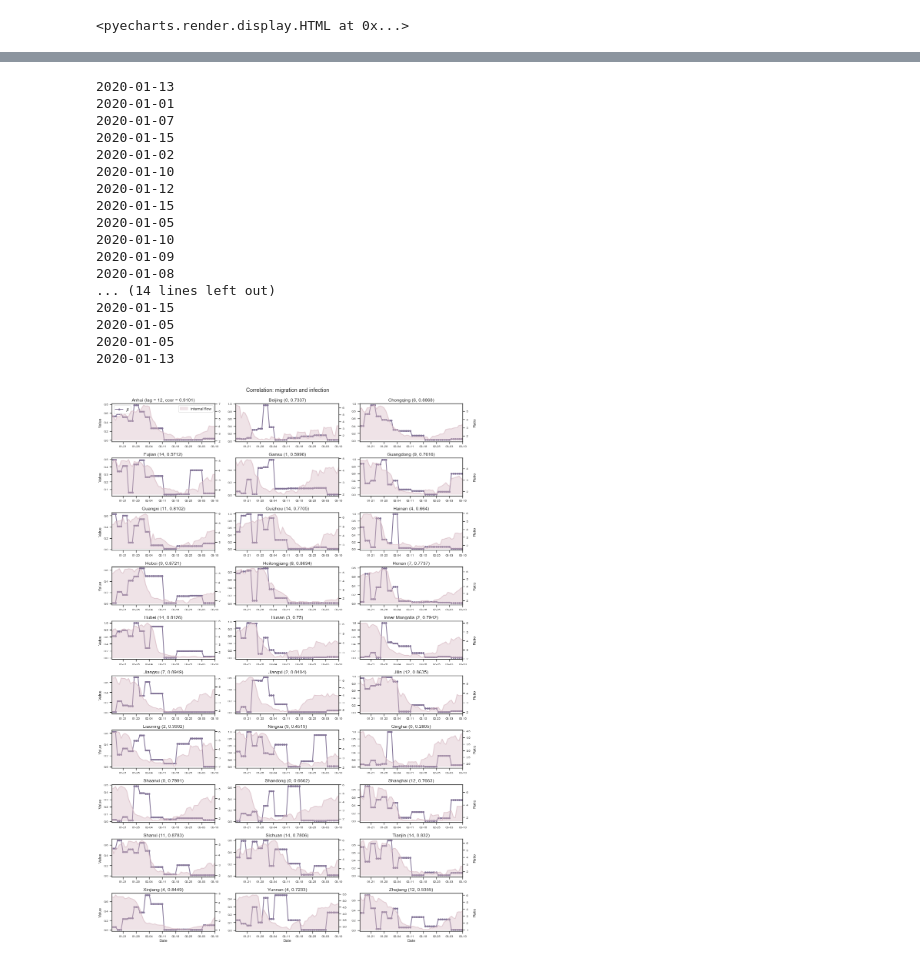
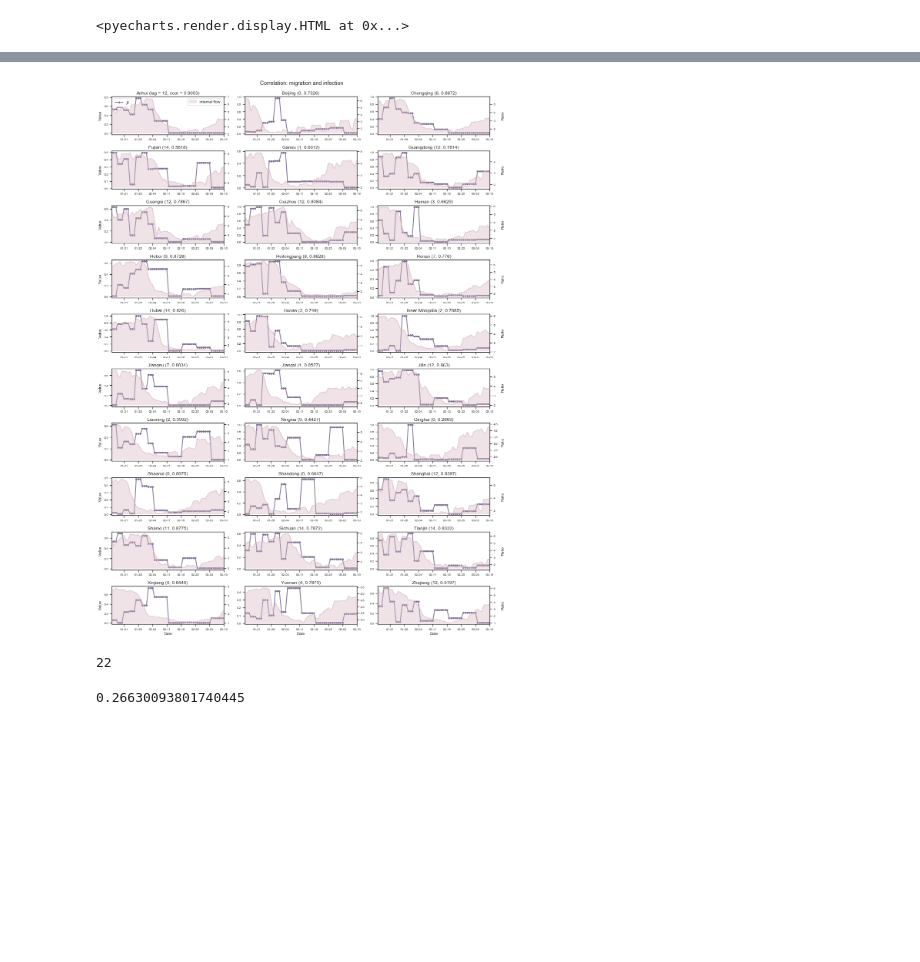
Before and after one commit to fudab/China-COVID-19-mobility, a Jupyter notebook: scripts/model.ipynb, the cells around one changed output, grey strips where cells are left out. Drawn from its saved outputs; the diff is of its cells as text; code cells hidden in the pictures; blank space fills up the shorter version.

```diff
--- a/scripts/model.ipynb
+++ b/scripts/model.ipynb
@@ -1038,7 +1025,7 @@ def figure_parameters_if(df_mparameters_list, df_mestimation_list,
 
     m = len(names_province)
 
-    fig, axes = plt.subplots(int(np.ceil(m/ncol)), ncol, figsize = (2*fsize[0], int(np.ceil(m/ncol))*fsize[1]), sharey = False)
+    fig, axes = plt.subplots(int(np.ceil(m/ncol)), ncol, figsize = (ncol*fsize[0], int(np.ceil(m/ncol))*fsize[1]), sharey = False)
     fig.subplots_adjust(hspace = 0.2, wspace = 0.1)
 
     if m%ncol != 0:
@@ -1075,7 +1062,7 @@ def figure_parameters_if(df_mparameters_list, df_mestimation_list,
         df_if_single = df_if_single[df_if_single['update_date'] >= datetime.date(int(2020),int(1),int(1))]
         df_if_single = df_if_single.reset_index(drop=True)
         df_if_single['update_date'] = df_if_single['update_date'] + timedelta(days = lag)
-        print(min(df_if_single['update_date']))
+        #print(min(df_if_single['update_date']))
         df_if_single = df_if_single[(df_if_single['update_date'] >= min(df_bgs.update_date)) & (df_if_single['update_date'] <= max(df_bgs.update_date))]
         df_if_single = df_if_single.reset_index(drop=True)
 
@@ -1127,9 +1114,11 @@ sorted(set(data_city_overseas.province_name))
 df_parameters_list, df_estimation_list = load_ind_simulation_raw_xx()
 df_parameters_list = [SDE_xx(df_parameters_list, i) for i in range(0, len(names_province))]
 # %%
+#rep = 40
+#df_mparameters_list_o, df_mestimation_list_o = load_ind_simulation_raw_mxx_recursive(rep)
 rep = 40
-df_mparameters_list_o, df_mestimation_list_o = load_ind_simulation_raw_mxx_recursive(rep)
-rep = 40
+df_mparameters_list_o, df_mestimation_list_o = load_ind_simulation_raw_mxxr(rep)
+rep = 50
 df_mparameters_list, df_mestimation_list = load_ind_simulation_raw_mxxr(rep)
 # %%
 data_if_city, data_if_province = load_if_raw()
@@ -1259,26 +1364,9 @@ figure_parameters(df_parameters_list, df_mparameters_list, df_estimation_list,
 # %%
 date_tr = datetime.date(int(2020),int(3),int(10))
 # ndays: only keep the data of the first ndays
 figure_parameters_if(df_mparameters_list, df_mestimation_list,
                      data_if_province, names_province, date_tr, ndays = 56,
-                     fsize = (7, 2), ncol = 3, ms = 4, fs = 12,
+                     fsize = (5, 2), ncol = 3, ms = 4, fs = 12,
                      title = 'Correlation: migration and infection', country = 'China', top = False)
 # %% [output]
-2020-01-13
-2020-01-01
-2020-01-07
-2020-01-15
-2020-01-02
-2020-01-10
-2020-01-12
-2020-01-15
-2020-01-05
-2020-01-10
-2020-01-09
-2020-01-08
-... (14 lines left out)
-2020-01-15
-2020-01-05
-2020-01-05
-2020-01-13
-[figure, old version]
+[figure, new version]
@@ -1284,0 +1378,8 @@ figure_parameters_if(df_mparameters_list, df_mestimation_list,
+# %%
+np.sum([1 if item >= 0.7 else 0 for item in ccor_list])
+# %% [output]
+22
+# %%
+min(ccor_list)
+# %% [output]
+0.26630093801740445
```
Also changed, not shown: parts of 23 cells of this notebook, 2 other files.
